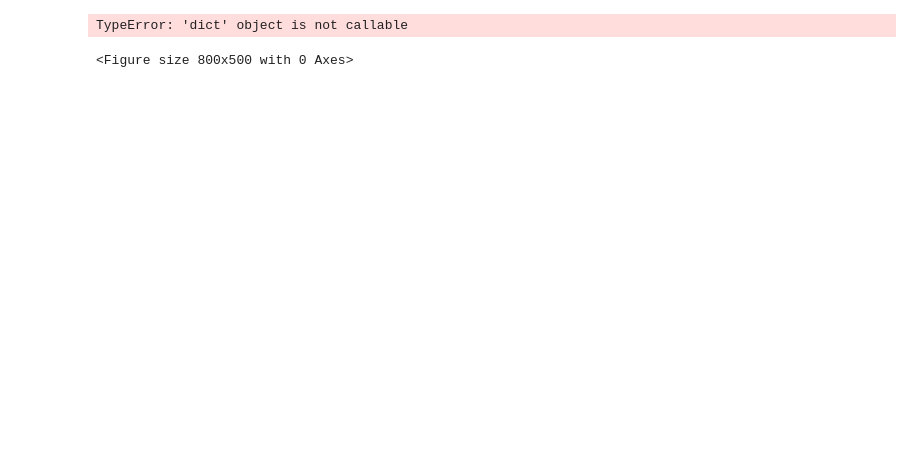
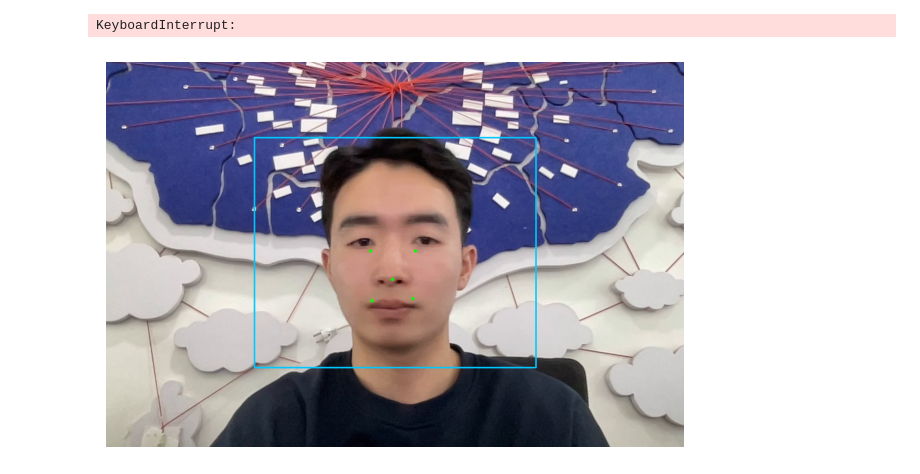
Before and after one commit to Amraaka/Deep_learning, a Jupyter notebook: dl_lab345.ipynb/test_model.ipynb, the cells around one changed output. Cells and saved outputs as stored; diff of their text form; code cells hidden in the pictures; blank space fills up the shorter version.

```diff
--- a/dl_lab345.ipynb/test_model.ipynb
+++ b/dl_lab345.ipynb/test_model.ipynb
@@ -22,44 +14,29 @@ class ConvBlock(nn.Module):
     def forward(self, x):
         return torch.relu(self.bn(self.conv(x)))
 
-
+DROPOUT = 0.0
 class InceptionBlock(nn.Module):
     def __init__(
         self, in_channels, out_1x1, red_3x3, out_3x3, red_5x5, out_5x5, out_pool
     ):
         super().__init__()
-
         self.branch1 = ConvBlock(in_channels, out_1x1, kernel_size=1)
-
         self.branch2 = nn.Sequential(
-            ConvBlock(in_channels, red_3x3, kernel_size=1),
+            ConvBlock(in_channels, red_3x3, kernel_size=1, padding=0),
             ConvBlock(red_3x3, out_3x3, kernel_size=3, padding=1),
         )
-
         self.branch3 = nn.Sequential(
             ConvBlock(in_channels, red_5x5, kernel_size=1),
-            ConvBlock(red_5x5, out_5x5, kernel_size=3, padding=1),
-            ConvBlock(out_5x5, out_5x5, kernel_size=3, padding=1),
+            ConvBlock(red_5x5, out_5x5, kernel_size=5, padding=2),
         )
-
         self.branch4 = nn.Sequential(
-            nn.AvgPool2d(kernel_size=3, stride=1, padding=1),
+            nn.MaxPool2d(kernel_size=3, padding=1, stride=1),
             ConvBlock(in_channels, out_pool, kernel_size=1),
         )
 
-        total_out = out_1x1 + out_3x3 + out_5x5 + out_pool
-        self.conv_linear = nn.Conv2d(total_out, total_out, kernel_size=1)
-
-        self.shortcut = nn.Identity()
-        if in_channels != total_out:
-            self.shortcut = nn.Conv2d(in_channels, total_out, kernel_size=1)
-
     def forward(self, x):
-        out = torch.cat(
-            [self.branch1(x), self.branch2(x), self.branch3(x), self.branch4(x)], dim=1
-        )
-        out = self.conv_linear(out)
-        return torch.relu(out + self.shortcut(x))
+        branches = (self.branch1, self.branch2, self.branch3, self.branch4)
+        return torch.cat([branch(x) for branch in branches], 1)
 
 
 class InceptionModel(nn.Module):
@@ -111,9 +183,9 @@ import matplotlib.pyplot as plt
 from IPython.display import display, clear_output
 device = torch.device("cuda" if torch.cuda.is_available() else "cpu")
 
-# You need to define or import InceptionModel before this line
-model = InceptionModel(num_classes=10).to(device)  # real nn.Module
-ckpt = torch.load("/home/toru2/Amara/Deep_learning/dl_lab345.ipynb/checkpoints_static/best_model.pt", map_location=device)
+DROPOUT = 0.0
+model = InceptionModel(num_classes=10).to(device)
+ckpt = torch.load("/home/toru2/Amara/Deep_learning/dl_lab345.ipynb/checkpoints_improved/best_model.pt", map_location=device)
 
 state = ckpt["model_state_dict"] if isinstance(ckpt, dict) and "model_state_dict" in ckpt else ckpt
 model.load_state_dict(state, strict=True)
@@ -121,7 +193,7 @@ model.eval()
 
 video_path = "/home/toru2/Amara/Deep_learning/dl_lab345.ipynb/video/test.mov"
 
-IN_W, IN_H = 178, 218
+IN_W, IN_H =  178, 218
 TARGET_AR = IN_W / IN_H
 
 def make_bbox_aspect(cx, cy, bw, bh, target_ar, scale=1.35):
@@ -166,18 +238,14 @@ while True:
     )
 
     if len(faces) > 0:
-        # largest face
         x, y, fw, fh = sorted(faces, key=lambda b: b[2] * b[3], reverse=True)[0]
 
-        # center of detection
         cx = x + fw / 2.0
         cy = y + fh / 2.0
 
-        # build CelebA-like crop box
         fx1, fy1, fx2, fy2 = make_bbox_aspect(cx, cy, fw, fh, TARGET_AR, scale=1.35)
         x1, y1, x2, y2 = clip_box(fx1, fy1, fx2, fy2, W, H)
 
-        # safe crop
         face = frame[y1:y2, x1:x2]
 
         if face.size > 0 and (x2 - x1) > 10 and (y2 - y1) > 10:
@@ -185,34 +253,32 @@ while True:
             face_resized = cv2.resize(face_rgb, (IN_W, IN_H), interpolation=cv2.INTER_LINEAR)
 
             inp = torch.from_numpy(face_resized).permute(2, 0, 1).float() / 255.0
             inp = inp.unsqueeze(0).to(device)
 
             with torch.no_grad():
                 pred = model(inp)[0].detach().cpu().numpy()  # (10,)
 
             pred = np.clip(pred, 0.0, 1.0).reshape(-1, 2)
 
             crop_w = (x2 - x1)
             crop_h = (y2 - y1)
 
-            # map normalized points from aligned crop -> original frame
             for px, py in pred:
                 gx = int(x1 + px * crop_w)
                 gy = int(y1 + py * crop_h)
                 cv2.circle(frame, (gx, gy), 3, (0, 255, 0), -1)
 
-            # draw used crop box
             cv2.rectangle(frame, (x1, y1), (x2, y2), (255, 200, 0), 2)
 
     rgb = cv2.cvtColor(frame, cv2.COLOR_BGR2RGB)
     clear_output(wait=True)
     plt.imshow(rgb)
     plt.axis("off")
     display(plt.gcf())
 
 cap.release()
 clear_output(wait=True)
 print("Done.")
 # %% [output]
-TypeError: 'dict' object is not callable
+KeyboardInterrupt:
-<Figure size 800x500 with 0 Axes>
+[figure, added]
```
Also changed, not shown: parts of 2 cells of this notebook, 17 other files.
